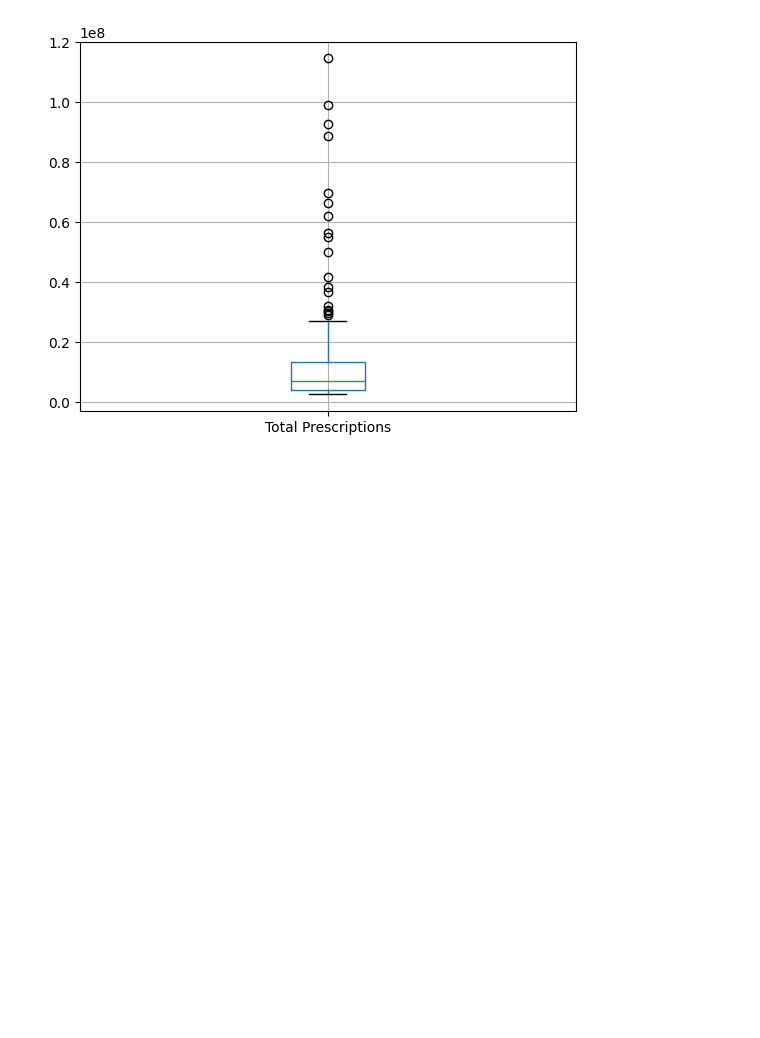
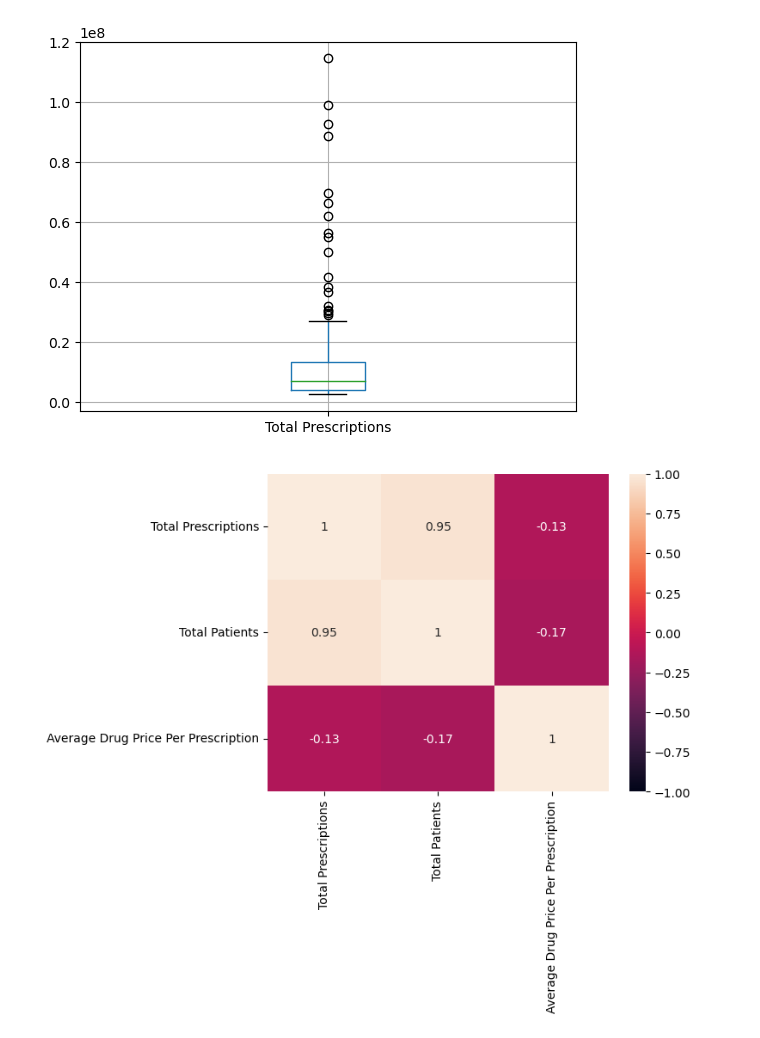
Before and after one commit to dpatt830/medication-price-prediction, a Jupyter notebook: exploratory_analysis.ipynb, the cells around one changed output. Drawn from its saved outputs; the diff is of its cells as text; code cells hidden in the pictures; blank space fills up the shorter version.

```diff
--- a/exploratory_analysis.ipynb
+++ b/exploratory_analysis.ipynb
@@ -7,7 +7,7 @@ import matplotlib.pyplot as plt
 # reading in csv file
 
 # initializing our csv file
-file = "C:\\Users\\Owner\\OneDrive\\Desktop\\Summer_Projects_2023\\medication-price-prediction\\Clean_Drug_Information.csv"
+file = "C:\\Users\\Owner\\OneDrive - Loyola University Chicago\\Summer_Projects_2023\\medication-price-prediction\\Clean_Drug_Information.csv"
 
 # Creating our overall data frame
 df = pd.read_csv(file)
@@ -49,3 +49,18 @@ box = df.boxplot(column = ['Total Prescriptions'])
 plt.show()
 # %% [output]
 [figure]
+# %%
+'''making a heatmap of using different quantitative data columns'''
+
+# creating new df with only desired quantitative columns
+quant_df = df[['Total Prescriptions','Total Patients','Average Drug Price Per Prescription']]
+
+# With this new df, use pandas .corr on the df to create a correlation df
+corr_df = quant_df.corr()
+
+# Smallest value will be equal to -1 and the max will be 1, we want annotations to be true to see
+# our r-values
+corr_heatmap = sns.heatmap(corr_df, vmin=-1, vmax=1, annot=True)
+plt.show()
+# %% [output]
+[figure, added]
```
Also changed, not shown: parts of 1 cell of this notebook, 3 other files.
